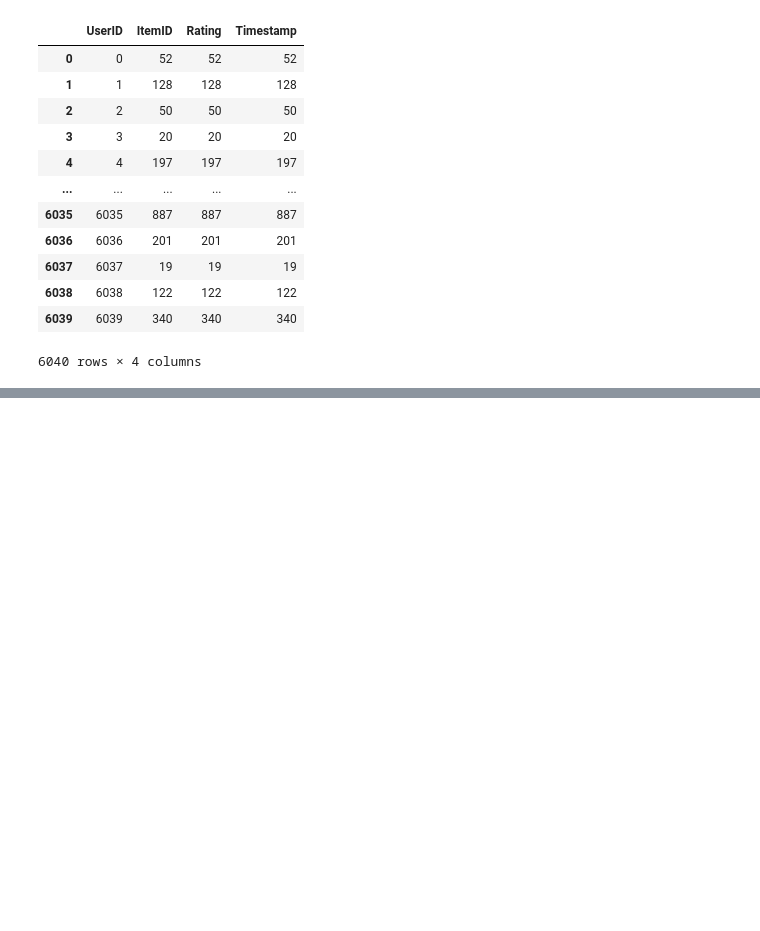
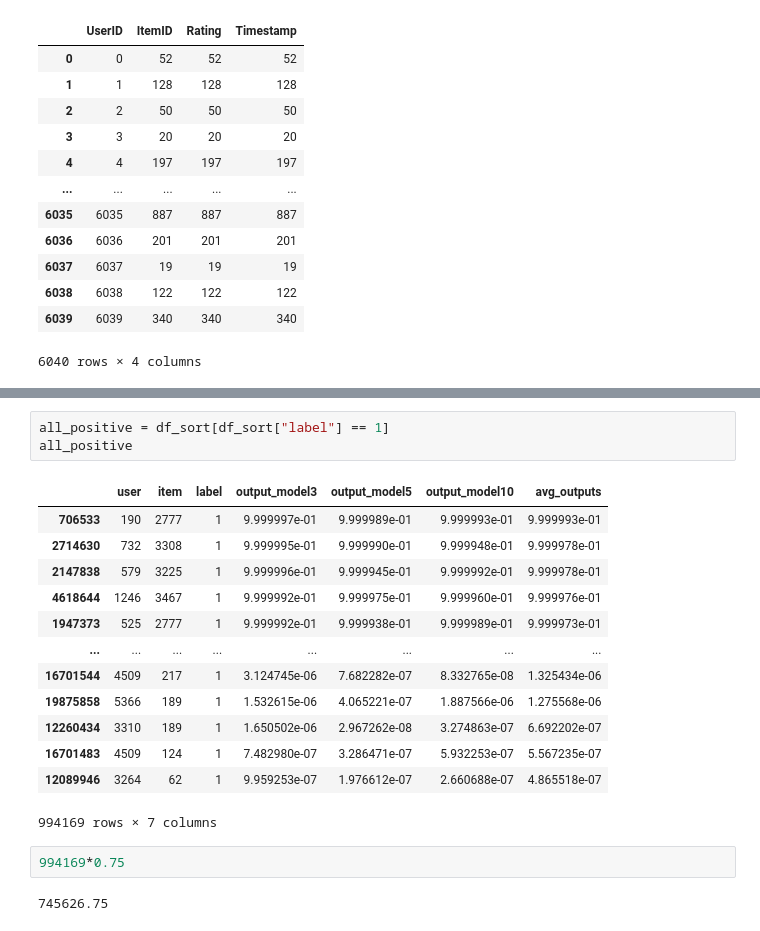
Before and after one commit to panchaldhruv27223/NCF_Recommendation, a Jupyter notebook: NCF_Pytorch/Custom_User_centric_batch/get_data_info.ipynb, the cells around one changed output, grey strips where cells are left out. Drawn from its saved outputs; the diff is of its cells as text; blank space fills up the shorter version.

```diff
--- a/NCF_Pytorch/Custom_User_centric_batch/get_data_info.ipynb
+++ b/NCF_Pytorch/Custom_User_centric_batch/get_data_info.ipynb
@@ -57,0 +417,21 @@ new_df.sort_values(["UserID", "Timestamp"])
+# %%
+all_positive = df_sort[df_sort["label"] == 1]
+all_positive
+# %% [output]
+|  | user | item | label | output_model3 | output_model5 | output_model10 | avg_outputs |
+| 706533 | 190 | 2777 | 1 | 9.999997e-01 | 9.999989e-01 | 9.999993e-01 | 9.999993e-01 |
+| 2714630 | 732 | 3308 | 1 | 9.999995e-01 | 9.999990e-01 | 9.999948e-01 | 9.999978e-01 |
+| 2147838 | 579 | 3225 | 1 | 9.999996e-01 | 9.999945e-01 | 9.999992e-01 | 9.999978e-01 |
+| 4618644 | 1246 | 3467 | 1 | 9.999992e-01 | 9.999975e-01 | 9.999960e-01 | 9.999976e-01 |
+| 1947373 | 525 | 2777 | 1 | 9.999992e-01 | 9.999938e-01 | 9.999989e-01 | 9.999973e-01 |
+| ... | ... | ... | ... | ... | ... | ... | ... |
+| 16701544 | 4509 | 217 | 1 | 3.124745e-06 | 7.682282e-07 | 8.332765e-08 | 1.325434e-06 |
+| 19875858 | 5366 | 189 | 1 | 1.532615e-06 | 4.065221e-07 | 1.887566e-06 | 1.275568e-06 |
+| 12260434 | 3310 | 189 | 1 | 1.650502e-06 | 2.967262e-08 | 3.274863e-07 | 6.692202e-07 |
+| 16701483 | 4509 | 124 | 1 | 7.482980e-07 | 3.286471e-07 | 5.932253e-07 | 5.567235e-07 |
+| 12089946 | 3264 | 62 | 1 | 9.959253e-07 | 1.976612e-07 | 2.660688e-07 | 4.865518e-07 |
+994169 rows × 7 columns
+# %%
+994169*0.75
+# %% [output]
+745626.75
```
Also changed, not shown: parts of 52 cells of this notebook, 10 other files.
